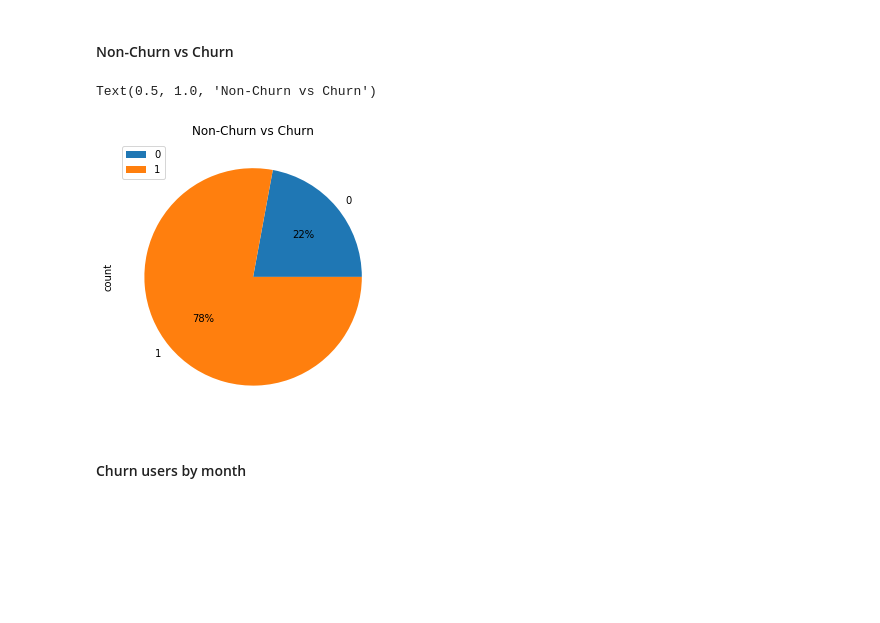
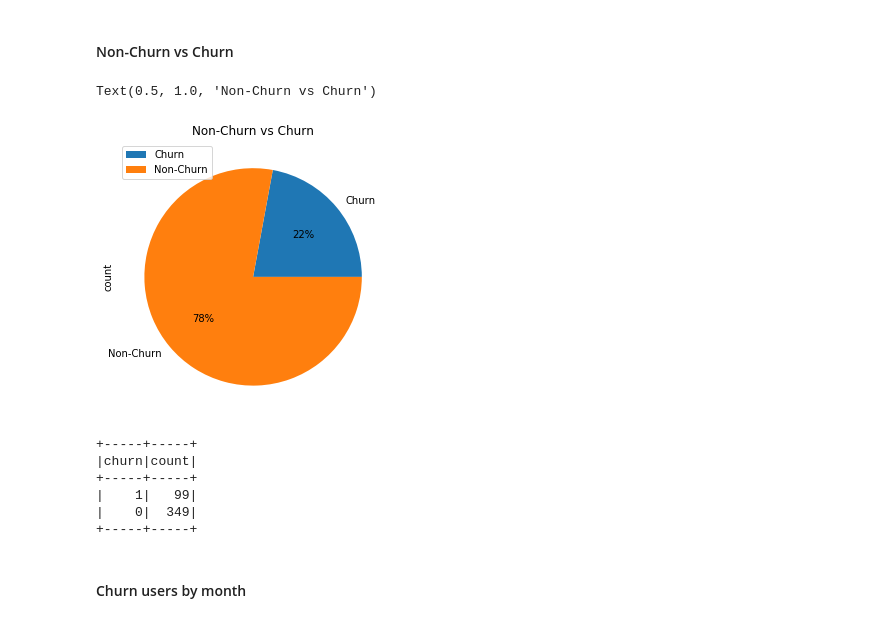
Before and after one commit to marq-oh/dsnd-p4, a Jupyter notebook: dsnd-p4.ipynb, the cells around one changed output. Drawn from its saved outputs; the diff is of its cells as text; code cells hidden in the pictures; blank space fills up the shorter version.

```diff
--- a/dsnd-p4.ipynb
+++ b/dsnd-p4.ipynb
@@ -44,7 +44,7 @@ import matplotlib.pyplot as plt
 Spark's standard JSON reader was used to load the .json dataset
 # %%
 # Read in data
-df = spark.read.json('medium-sparkify-event-data.json')
+df = spark.read.json('https://video.udacity-data.com/topher/2018/December/5c1d6681_medium-sparkify-event-data/medium-sparkify-event-data.json')
 # %%
 # Verify data was read successfully
 df.head(2)
@@ -150,11 +150,22 @@ churn_events = df_full.orderBy('churn', ascending=False).withColumn("month",mont
 churn_events_pd = churn_events.groupBy('churn').count().toPandas()
 # %%
 # Create pandas pie chart
-churn_events_plt = churn_events_pd.plot.pie(y = 'count', figsize = (5,5), autopct='%1.0f%%')
+churn_events_labels = 'Churn','Non-Churn'
+churn_events_plt = churn_events_pd.plot.pie(y='count', labels=churn_events_labels, figsize = (5,5), autopct='%1.0f%%')
 churn_events_plt.set_title("Non-Churn vs Churn")
 # %% [output]
 Text(0.5, 1.0, 'Non-Churn vs Churn')
-[figure, old version]
+[figure, new version]
+# %%
+# Filter for if churn == 1 and group by gender
+churn_events.groupBy('churn').count().show()
+# %% [output]
++-----+-----+
+|churn|count|
++-----+-----+
+|    1|   99|
+|    0|  349|
++-----+-----+
 # %% [markdown]
 #### Churn users by month
 # %%
```
Also changed, not shown: parts of 45 cells of this notebook.
